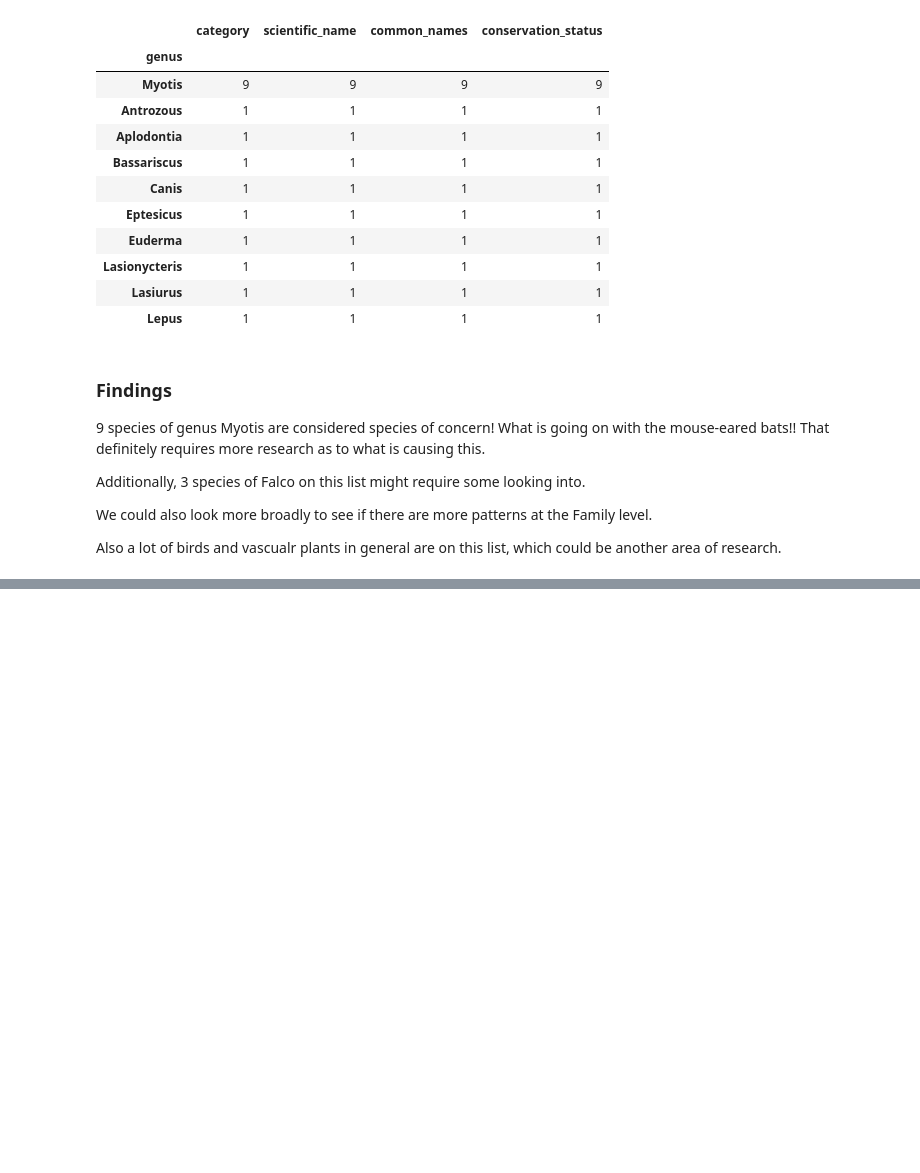
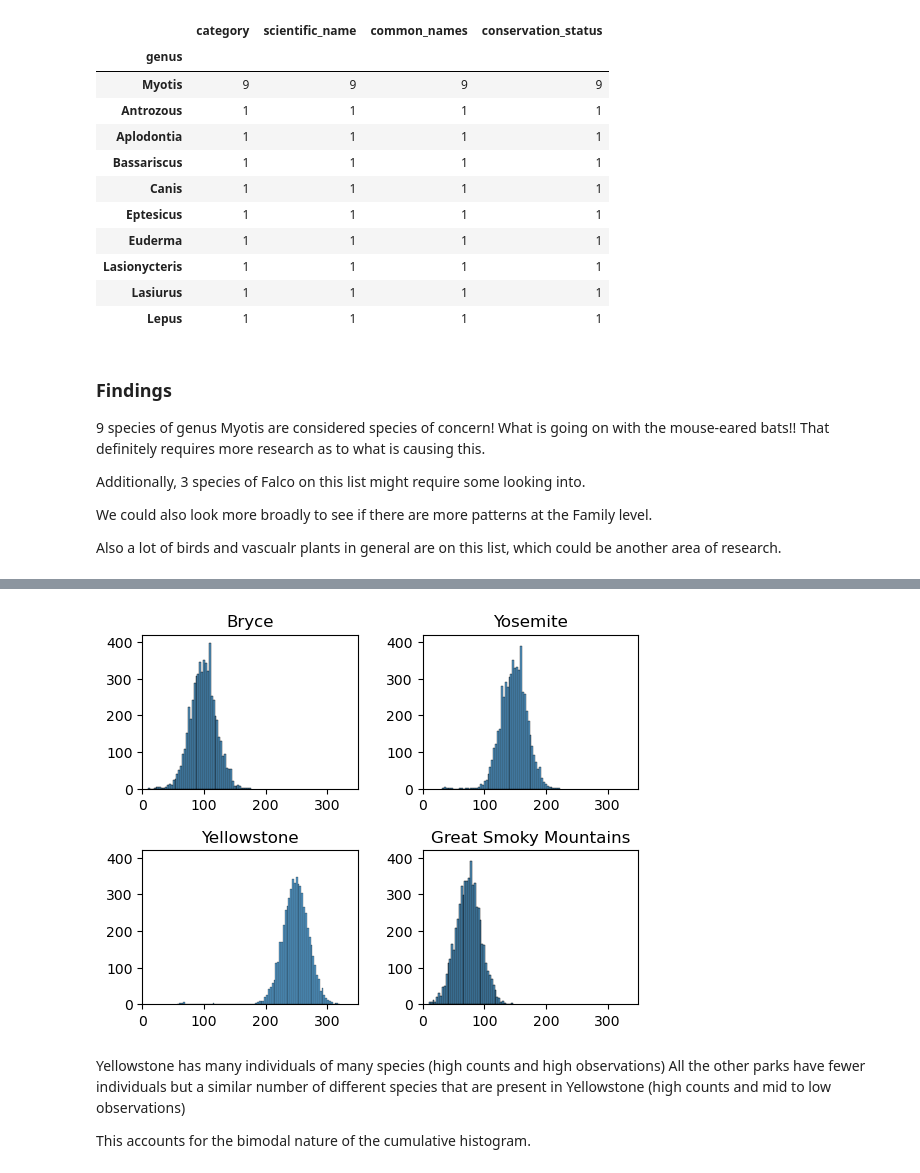
Before and after one commit to arcwoodw/Biodiversity_National_Parks, a Jupyter notebook: biodiversity.ipynb, the cells around one changed output, grey strips where cells are left out. Saved outputs shown, nothing was run; the diff lists cells and outputs as text; code cells hidden in the pictures; blank space fills up the shorter version.

```diff
--- a/biodiversity.ipynb
+++ b/biodiversity.ipynb
@@ -384,0 +472,5 @@ Also a lot of birds and vascualr plants in general are on this list, which could
+# %%
+Bryce_NP = observations[observations.park_name == 'Bryce National Park']
+Yosemite_NP  = observations[observations.park_name == 'Yosemite National Park']
+Yellowstone_NP = observations[observations.park_name == 'Yellowstone National Park']
+GSM_NP = observations[observations.park_name == 'Great Smoky Mountains National Park']
@@ -384,0 +515,36 @@ Also a lot of birds and vascualr plants in general are on this list, which could
+# %%
+plt.figure()
+plt.subplot(2,2,1)
+sns.histplot(data=Bryce_NP, x='observations')
+plt.title('Bryce')
+plt.xlabel('')
+plt.ylabel('')
+plt.axis([0,350,0,420])
+plt.subplot(2,2,2)
+sns.histplot(data=Yosemite_NP, x='observations')
+plt.title('Yosemite')
+plt.xlabel('')
+plt.ylabel('')
+plt.axis([0,350,0,420])
+plt.subplots_adjust(wspace=0.3)
+plt.subplot(2,2,3)
+sns.histplot(data=Yellowstone_NP, x='observations')
+plt.title('Yellowstone')
+plt.xlabel('')
+plt.ylabel('')
+plt.axis([0,350,0,420])
+plt.subplots_adjust(hspace=0.4)
+plt.subplot(2,2,4)
+sns.histplot(data=GSM_NP, x='observations')
+plt.title('Great Smoky Mountains')
+plt.ylabel('')
+plt.xlabel('')
+plt.axis([0,350,0,420])
+plt.show()
+# %% [output]
+[figure, added]
+# %% [markdown]
+Yellowstone has many individuals of many species (high counts and high observations)
+All the other parks have fewer individuals but a similar number of different species that are present in Yellowstone (high counts and mid to low observations)
+
+This accounts for the bimodal nature of the cumulative histogram.
```
Also changed, not shown: parts of 30 cells of this notebook, 1 other file.
